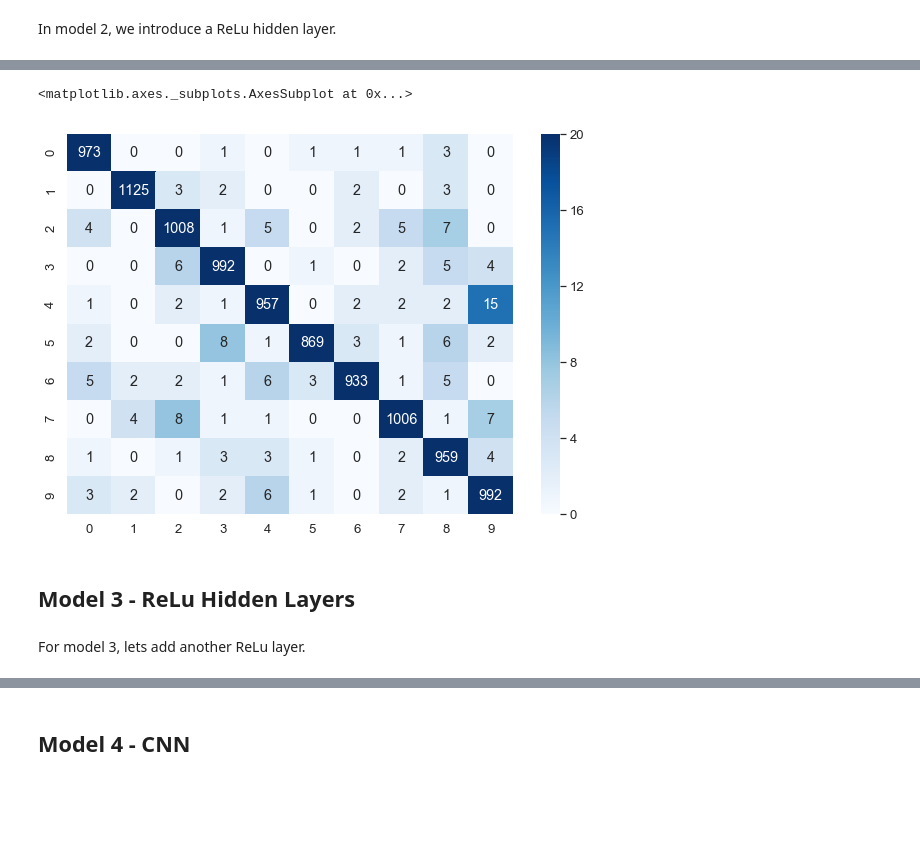
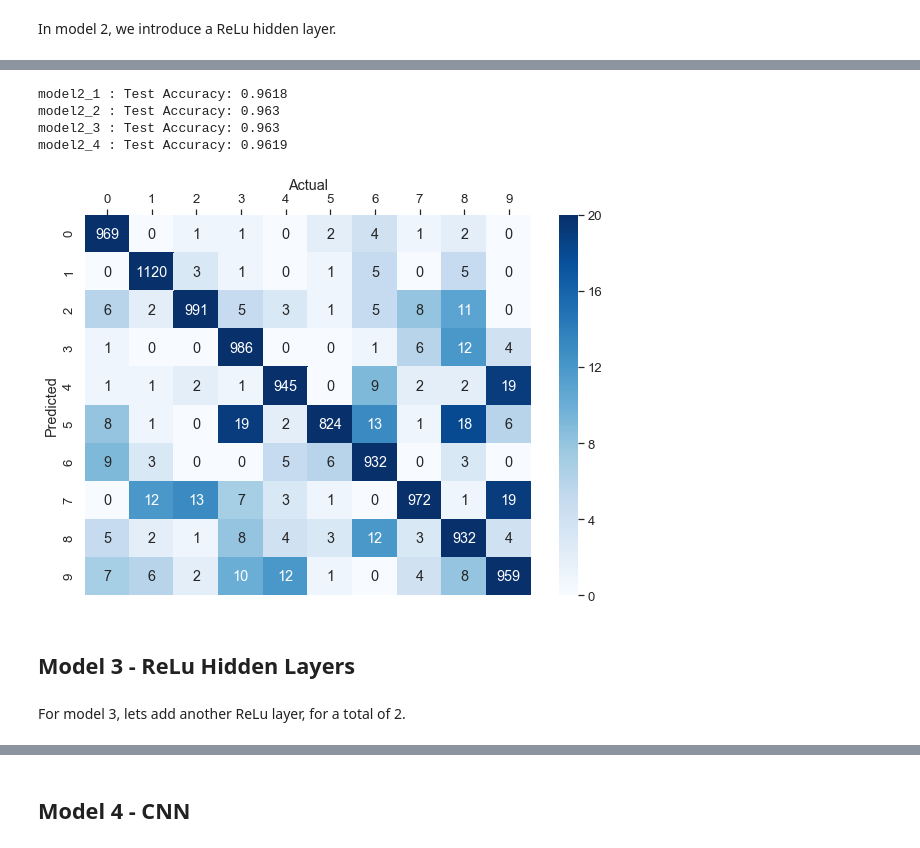
Before and after one commit to Brennan11/MNIST-Classification, a Jupyter notebook: mnist.ipynb, the cells around one changed output, grey strips where cells are left out. Saved outputs shown, nothing was run; the diff lists cells and outputs as text; code cells hidden in the pictures; blank space fills up the shorter version.

```diff
--- a/mnist.ipynb
+++ b/mnist.ipynb
@@ -120,0 +180,9 @@ for i in range(0,10):
+# %%
+plt.figure(figsize = (20,10))
+
+for i,k in enumerate(models1):
+    m1wts = models1[k][0].get_weights()
+    for j in range(0,10):
+        plt.subplot(4,10,10*i+j+1)
+        plt.imshow(m1wts[0][:,j].reshape(28,28))
+        plt.axis('off')
@@ -122,17 +192,3 @@ for i in range(0,10):
 ## Model 2 - ReLu Hidden Layer
 # %% [markdown]
 In model 2, we introduce a ReLu hidden layer.
-# %%
-model2 = keras.Sequential([
-    keras.layers.Flatten(input_shape = (28,28)),
-    keras.layers.Dense(500, activation = tf.nn.relu),
-    keras.layers.Dense(10, activation = tf.nn.softmax)
-])
-
-model2.compile(
-    optimizer = "adam",
-    loss = "sparse_categorical_crossentropy",
-    metrics = ["accuracy"]
-)
-
-model2.fit(xtrain, ytrain, validation_split=.1, batch_size=64, epochs=5)
@@ -159,0 +230,12 @@ Acc:  0.9814
+# %%
+for k in models2:
+    # compile
+    models2[k][0].compile(
+        optimizer = "adam",
+        loss = "sparse_categorical_crossentropy",
+        metrics = ["accuracy"]
+    )
+    # train
+    models2[k][0].fit(xtrain, ytrain, validation_split=.1, batch_size=1000, epochs=5, verbose=0)
+    # evaluate
+    models2[k].append(models2[k][0].evaluate(xtest, ytest))
@@ -160,13 +247,23 @@ Acc:  0.9814
+# %%
+for k in models2:
+    print(k, ": Test Accuracy:",models2[k][1][1])
+# %% [output]
+model2_1 : Test Accuracy: 0.9618
+model2_2 : Test Accuracy: 0.963
+model2_3 : Test Accuracy: 0.963
+model2_4 : Test Accuracy: 0.9619
 # %%
-ypred2 = model2.predict_classes(xtest)
-cm2 = metrics.confusion_matrix(ytest, ypred2)
+ypred2 = models2["model2_2"][0].predict_classes(xtest)
+cm1 = metrics.confusion_matrix(ytest, ypred2)
 plt.figure(figsize = (10,7))
 sn.set(font_scale=1.2)
-sn.heatmap(cm2, annot = True, fmt = 'd', cmap = "Blues", vmax = 20)
+ax = sn.heatmap(cm1, annot = True, fmt = 'd', cmap = "Blues", vmax = 20)
+ax.set(xlabel='Actual', ylabel='Predicted')
+ax.xaxis.tick_top()
+ax.xaxis.set_label_position('top')
 # %% [output]
-<matplotlib.axes._subplots.AxesSubplot at 0x...>
-[figure, old version]
+[figure, new version]
 # %% [markdown]
 ## Model 3 - ReLu Hidden Layers
 # %% [markdown]
-For model 3, lets add another ReLu layer.
+For model 3, lets add another ReLu layer, for a total of 2.
```
Also changed, not shown: parts of 47 cells of this notebook.
